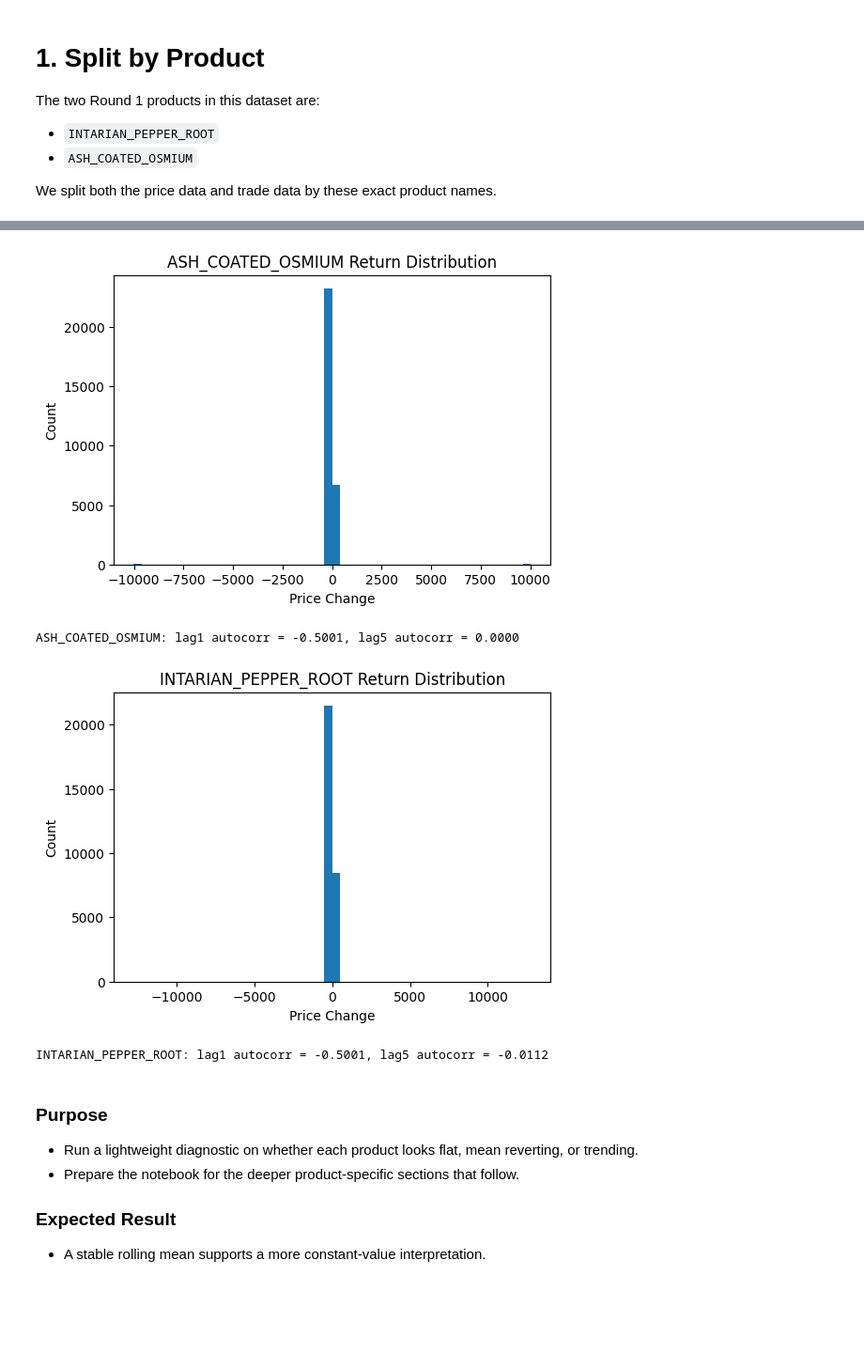
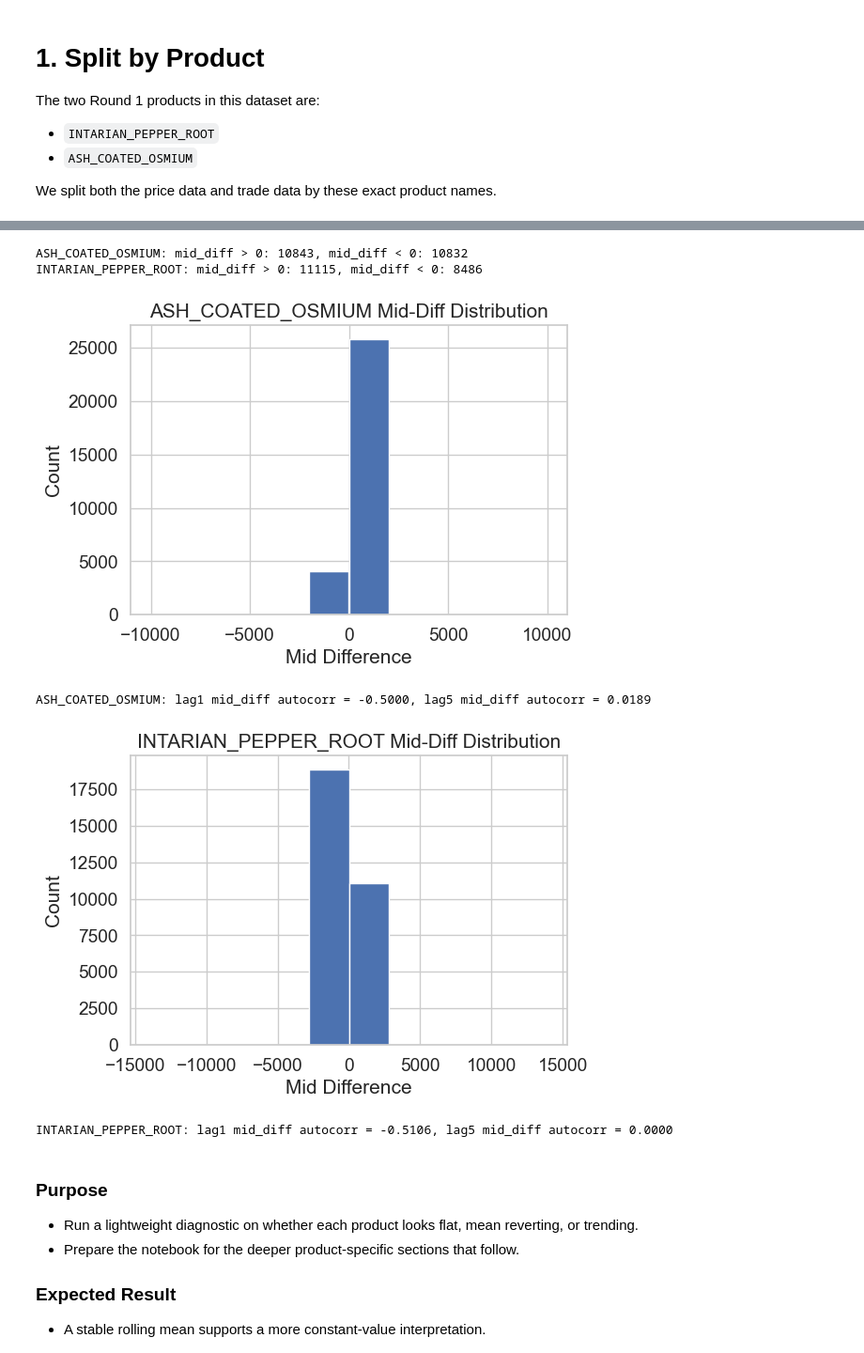
Before and after one commit to zhuyingw/88-Pineapple, a Jupyter notebook: Round_2/round2_initial_analysis.ipynb, the cells around one changed output, grey strips where cells are left out. Shown at 94% size. Drawn from its saved outputs; the diff is of its cells as text; code cells hidden in the pictures; blank space fills up the shorter version.

Commit message:
round 2 random try

```diff
--- a/Round_2/round2_initial_analysis.ipynb
+++ b/Round_2/round2_initial_analysis.ipynb
@@ -31,11 +31,15 @@ def round2_data_dir() -> Path:
     )
 
 DATA = round2_data_dir()
-price_files = [DATA / f"prices_round_2_day_{d}.csv" for d in (-1, 0, 1)]
-trade_files = [DATA / f"trades_round_2_day_{d}.csv" for d in (-1, 0, 1)]
+days = (-1, 0, 1)
+price_files = [DATA / f"prices_round_2_day_{d}.csv" for d in days]
+trade_files = [DATA / f"trades_round_2_day_{d}.csv" for d in days]
 
 prices = pd.concat([pd.read_csv(f, sep=";") for f in price_files], ignore_index=True)
-trades = pd.concat([pd.read_csv(f, sep=";") for f in trade_files], ignore_index=True)
+trades = pd.concat(
+    [pd.read_csv(f, sep=";").assign(day=d) for d, f in zip(days, trade_files)],
+    ignore_index=True,
+)
 
 print(prices.columns)
 print(trades.columns)
@@ -174,7 +345,7 @@ for product, df in price_by_product.items():
         df["mid"] = (df["bid_price_1"] + df["ask_price_1"]) / 2
 
     df["spread"] = df["ask_price_1"] - df["bid_price_1"]
-    df["ret"] = df["mid"].diff()
+    df["mid_diff"] = df["mid"].diff()
     df["global_time"] = np.arange(len(df))
     price_by_product[product] = df
 
@@ -209,21 +380,29 @@ for product, df in price_by_product.items():
+# %%
+for product, df in price_by_product.items():
+    num_positive = (df["mid_diff"] > 0).sum()
+    num_negative = (df["mid_diff"] < 0).sum()
+    print(f"{product}: mid_diff > 0: {num_positive}, mid_diff < 0: {num_negative}")
+# %% [output]
+ASH_COATED_OSMIUM: mid_diff > 0: 10843, mid_diff < 0: 10832
+INTARIAN_PEPPER_ROOT: mid_diff > 0: 11115, mid_diff < 0: 8486
 # %%
 for product, df in price_by_product.items():
     plt.figure(figsize=(6,4))
-    plt.hist(df["ret"].dropna(), bins=50)
-    plt.title(f"{product} Return Distribution")
-    plt.xlabel("Price Change")
+    plt.hist(df["mid_diff"].dropna())
+    plt.title(f"{product} Mid-Diff Distribution")
+    plt.xlabel("Mid Difference")
     plt.ylabel("Count")
     plt.show()
 
-    ac1 = df["ret"].autocorr(lag=1)
-    ac5 = df["ret"].autocorr(lag=5)
+    ac1 = df["mid_diff"].autocorr(lag=1)
+    ac5 = df["mid_diff"].autocorr(lag=5)
 
-    print(f"{product}: lag1 autocorr = {ac1:.4f}, lag5 autocorr = {ac5:.4f}")
+    print(f"{product}: lag1 mid_diff autocorr = {ac1:.4f}, lag5 mid_diff autocorr = {ac5:.4f}")
 # %% [output]
-[figure, old version]
+[figure, new version]
-ASH_COATED_OSMIUM: lag1 autocorr = -0.5001, lag5 autocorr = 0.0000
+ASH_COATED_OSMIUM: lag1 mid_diff autocorr = -0.5000, lag5 mid_diff autocorr = 0.0189
-[figure, old version]
+[figure, new version]
-INTARIAN_PEPPER_ROOT: lag1 autocorr = -0.5001, lag5 autocorr = -0.0112
+INTARIAN_PEPPER_ROOT: lag1 mid_diff autocorr = -0.5106, lag5 mid_diff autocorr = 0.0000
 # %% [markdown]
 ### Purpose
 - Run a lightweight diagnostic on whether each product looks flat, mean reverting, or trending.
```
Also changed, not shown: parts of 28 cells of this notebook, 1 other file.
